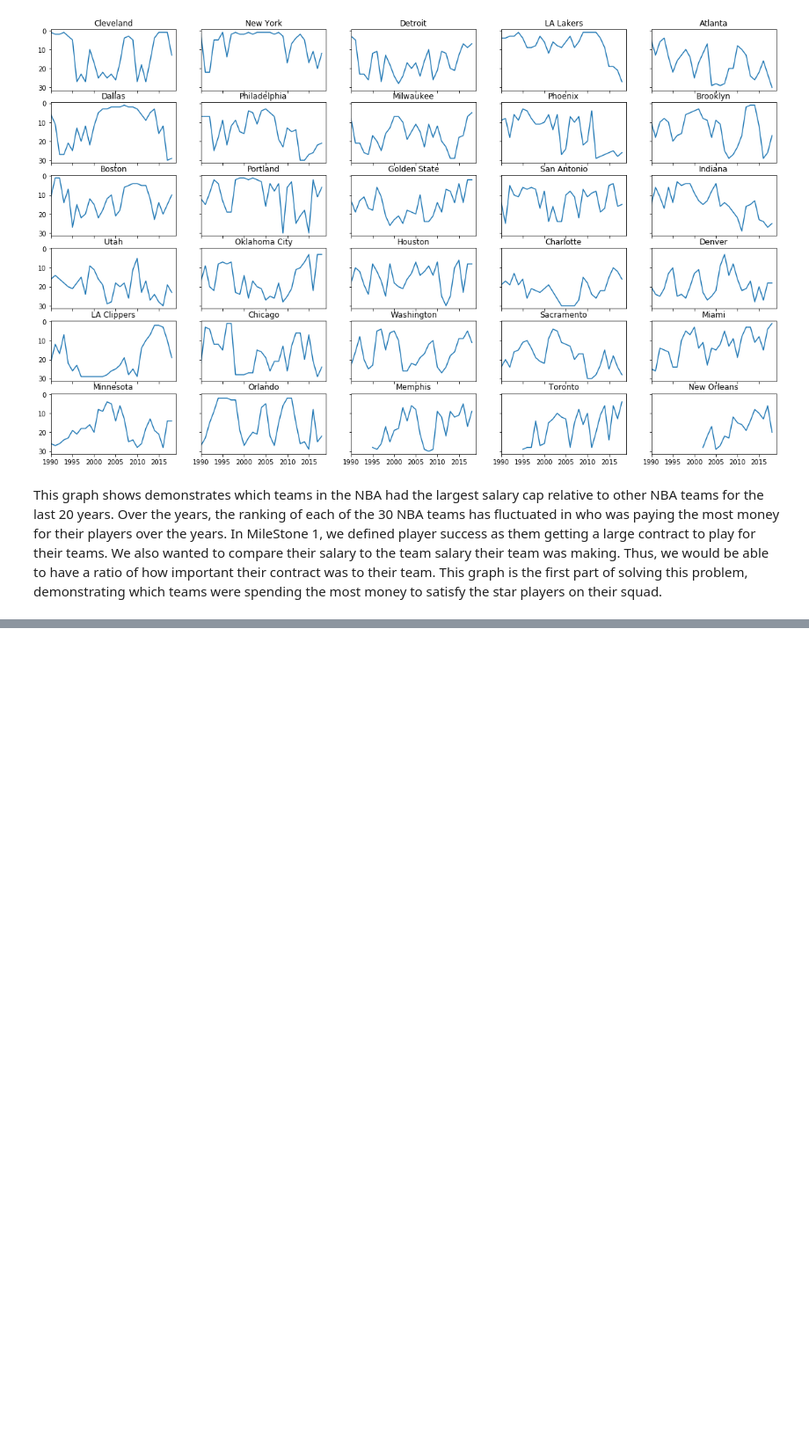
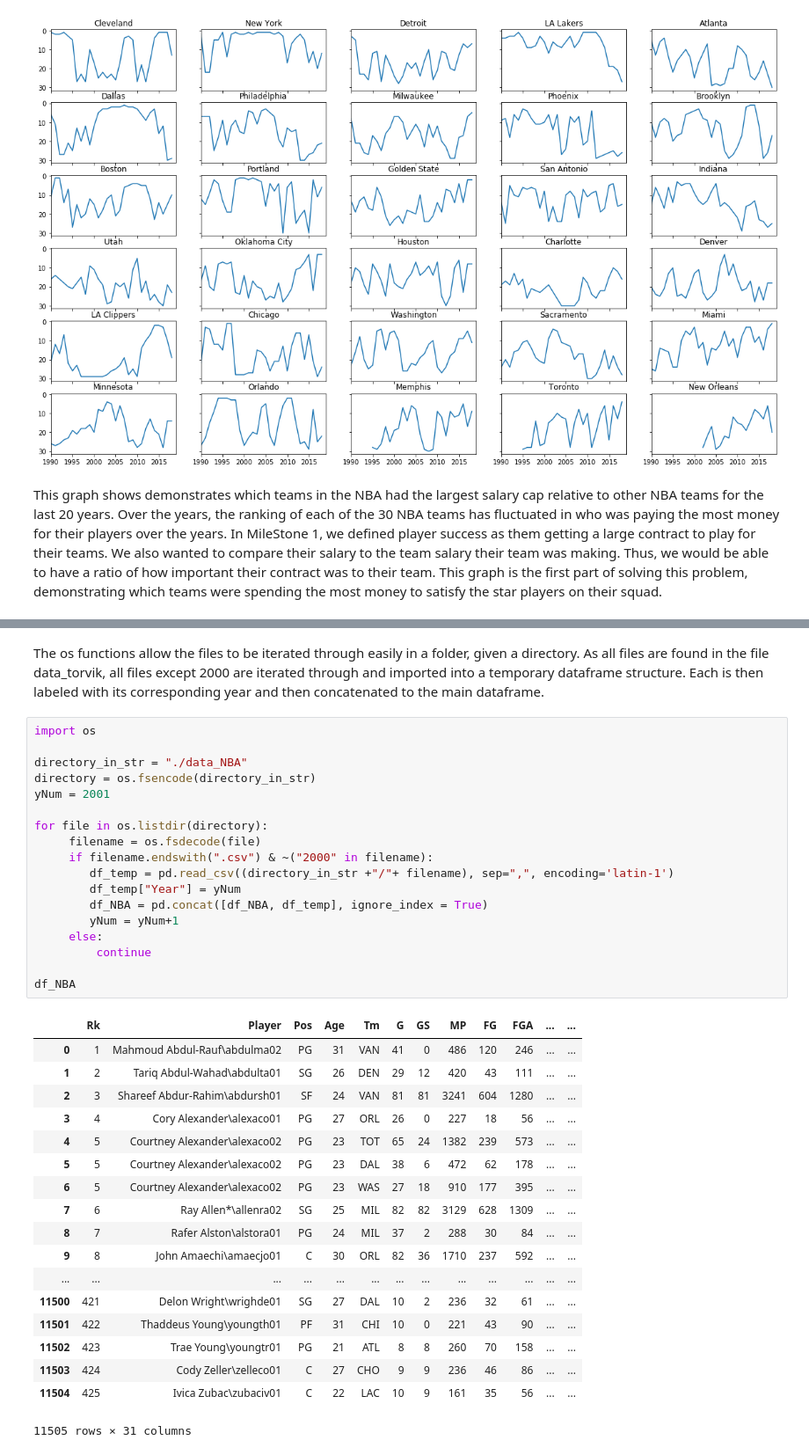
Before and after one commit to chas3stockwell/College-Basketball-Success, a Jupyter notebook: Tutorial Notebook - Extrapolating Success from Basketball Players using On-Court Data 2000-2019.ipynb, the cells around one changed output, grey strips where cells are left out. Shown at 88% size. Saved outputs shown, nothing was run; the diff lists cells and outputs as text; blank space fills up the shorter version.

```diff
--- a/Mileston2pres.ipynb
+++ b/Tutorial Notebook - Extrapolating Success from Basketball Players using On-Court Data 2000-2019.ipynb
@@ -120,0 +251,39 @@ This graph shows demonstrates which teams in the NBA had the largest salary cap
+# %% [markdown]
+The os functions allow the files to be iterated through easily in a folder, given a directory. As all files are found in the file data_torvik, all files except 2000 are iterated through and imported into a temporary dataframe structure. Each is then labeled with its corresponding year and then concatenated to the main dataframe.
+# %%
+import os
+
+directory_in_str = "./data_NBA"
+directory = os.fsencode(directory_in_str)
+yNum = 2001
+
+for file in os.listdir(directory):
+     filename = os.fsdecode(file)
+     if filename.endswith(".csv") & ~("2000" in filename):
+        df_temp = pd.read_csv((directory_in_str +"/"+ filename), sep=",", encoding='latin-1')
+        df_temp["Year"] = yNum
+        df_NBA = pd.concat([df_NBA, df_temp], ignore_index = True)
+        yNum = yNum+1
+     else:
+         continue
+
+df_NBA
+# %% [output]
+|  | Rk | Player | Pos | Age | Tm | G | GS | MP | FG | FGA | ... | ... |
+| 0 | 1 | Mahmoud Abdul-Rauf\abdulma02 | PG | 31 | VAN | 41 | 0 | 486 | 120 | 246 | ... | ... |
+| 1 | 2 | Tariq Abdul-Wahad\abdulta01 | SG | 26 | DEN | 29 | 12 | 420 | 43 | 111 | ... | ... |
+| 2 | 3 | Shareef Abdur-Rahim\abdursh01 | SF | 24 | VAN | 81 | 81 | 3241 | 604 | 1280 | ... | ... |
+| 3 | 4 | Cory Alexander\alexaco01 | PG | 27 | ORL | 26 | 0 | 227 | 18 | 56 | ... | ... |
+| 4 | 5 | Courtney Alexander\alexaco02 | PG | 23 | TOT | 65 | 24 | 1382 | 239 | 573 | ... | ... |
+| 5 | 5 | Courtney Alexander\alexaco02 | PG | 23 | DAL | 38 | 6 | 472 | 62 | 178 | ... | ... |
+| 6 | 5 | Courtney Alexander\alexaco02 | PG | 23 | WAS | 27 | 18 | 910 | 177 | 395 | ... | ... |
+| 7 | 6 | Ray Allen*\allenra02 | SG | 25 | MIL | 82 | 82 | 3129 | 628 | 1309 | ... | ... |
+| 8 | 7 | Rafer Alston\alstora01 | PG | 24 | MIL | 37 | 2 | 288 | 30 | 84 | ... | ... |
+| 9 | 8 | John Amaechi\amaecjo01 | C | 30 | ORL | 82 | 36 | 1710 | 237 | 592 | ... | ... |
+| ... | ... | ... | ... | ... | ... | ... | ... | ... | ... | ... | ... | ... |
+| 11500 | 421 | Delon Wright\wrighde01 | SG | 27 | DAL | 10 | 2 | 236 | 32 | 61 | ... | ... |
+| 11501 | 422 | Thaddeus Young\youngth01 | PF | 31 | CHI | 10 | 0 | 221 | 43 | 90 | ... | ... |
+| 11502 | 423 | Trae Young\youngtr01 | PG | 21 | ATL | 8 | 8 | 260 | 70 | 158 | ... | ... |
+| 11503 | 424 | Cody Zeller\zelleco01 | C | 27 | CHO | 9 | 9 | 236 | 46 | 86 | ... | ... |
+| 11504 | 425 | Ivica Zubac\zubaciv01 | C | 22 | LAC | 10 | 9 | 161 | 35 | 56 | ... | ... |
+11505 rows × 31 columns
```
Also changed, not shown: parts of 19 cells of this notebook, 20 other files.
